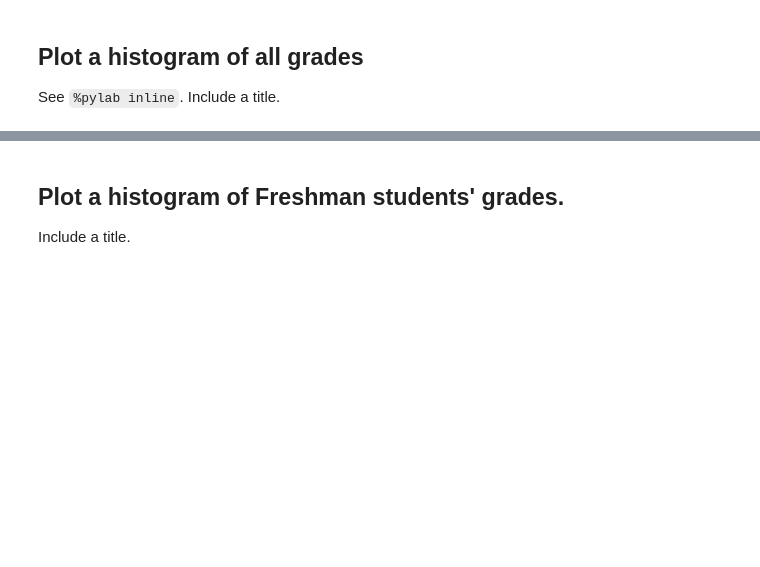
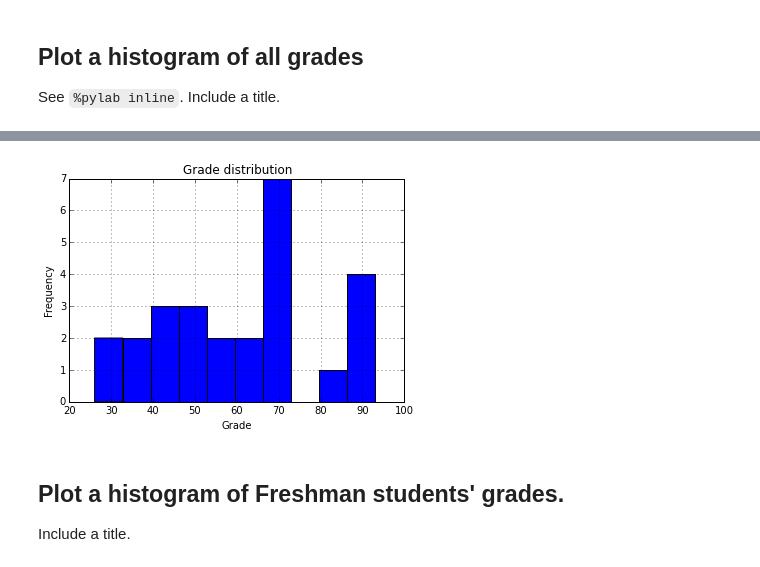
Before and after one commit to gitter-lab/network-notebook-examples, a Jupyter notebook: exercises/explore_class_data.ipynb, the cells around one changed output, grey strips where cells are left out. Saved outputs shown, nothing was run; the diff lists cells and outputs as text; code cells hidden in the pictures; blank space fills up the shorter version.

```diff
--- a/exercises/explore_class_data.ipynb
+++ b/exercises/explore_class_data.ipynb
@@ -223,3 +347,10 @@ array([[<matplotlib.axes._subplots.AxesSubplot object at 0x...>,
+# %%
+test_df['Sum'].hist();
+plt.title('Grade distribution');
+plt.xlabel('Grade');
+plt.ylabel('Frequency');
+# %% [output]
+[figure, added]
 # %% [markdown]
 ## Plot a histogram of Freshman students' grades.
 Include a title.
```
Also changed, not shown: parts of 14 cells of this notebook.
